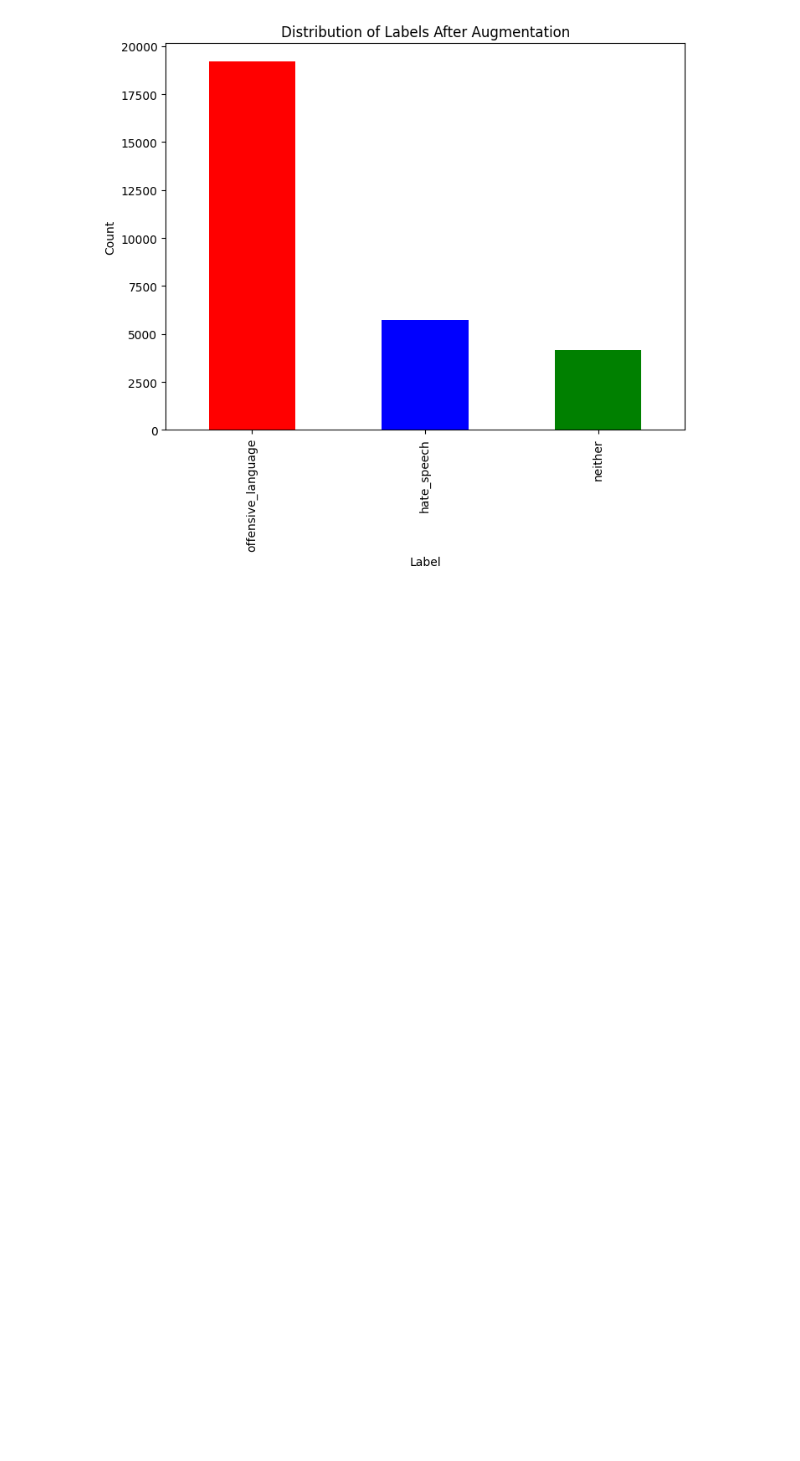
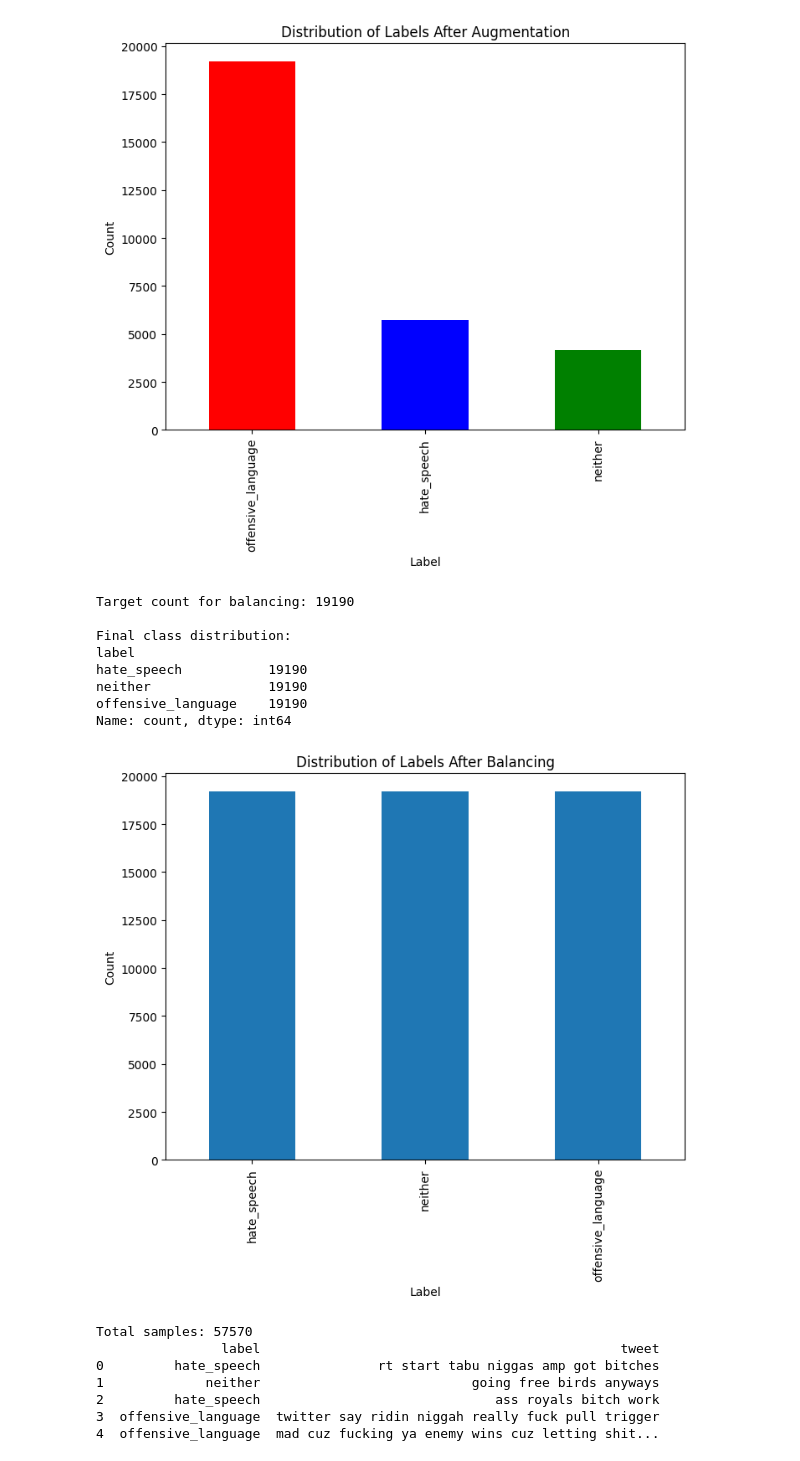
Before and after one commit to ChuTungDuongg/CS221---HateSpeech-Detection-Project, a Jupyter notebook: Bert_pipeline.ipynb, the cells around one changed output. Cells and saved outputs as stored; diff of their text form; code cells hidden in the pictures; blank space fills up the shorter version.

```diff
--- a/Bert_pipeline.ipynb
+++ b/Bert_pipeline.ipynb
@@ -224,3 +240,75 @@ neither                4163
 Name: count, dtype: int64
 Text(0.5, 1.0, 'Distribution of Labels After Augmentation')
 [figure]
+# %%
+# 1) Tách theo label dạng chuỗi
+df_hate   = data_augmented[data_augmented['label'] == 'hate_speech'].copy()
+df_off    = data_augmented[data_augmented['label'] == 'offensive_language'].copy()
+df_nei    = data_augmented[data_augmented['label'] == 'neither'].copy()
+
+# 2) Target = lớp nhiều nhất
+target_count = max(len(df_hate), len(df_off), len(df_nei))
+print("Target count for balancing:", target_count)
+
+def augment_to_target(df_class, target):
+    # Nếu đã >= target thì downsample về đúng target
+    if len(df_class) >= target:
+        return df_class.sample(n=target, replace=False, random_state=42)
+
+    # Nếu thiếu thì oversample + augment
+    need = target - len(df_class)
+    seeds = df_class.sample(n=need, replace=True, random_state=42)
+
+    augmented_rows = []
+    for _, row in seeds.iterrows():
+        # tạo 1 câu mới
+        new_text = augment_text(row['tweet'], num_augments=1)
+        new_text = new_text[0] if new_text else row['tweet']  # phòng trường hợp rỗng
+
+        augmented_rows.append({
+            'tweet': new_text,
+            'label': row['label']
+        })
+
+    augmented_df = pd.DataFrame(augmented_rows)
+    return pd.concat([df_class, augmented_df], ignore_index=True)
+
+balanced_hate = augment_to_target(df_hate, target_count)
+balanced_nei  = augment_to_target(df_nei, target_count)
+
+# 3) Ghép lại dataset cân bằng (giữ offensive nguyên)
+data_balanced = pd.concat([df_off, balanced_hate, balanced_nei], ignore_index=True)
+
+# 4) Shuffle
+data_balanced = data_balanced.sample(frac=1, random_state=42).reset_index(drop=True)
+
+print("\nFinal class distribution:")
+print(data_balanced['label'].value_counts())
+
+import matplotlib.pyplot as plt
+plt.figure(figsize=(8,6))
+data_balanced['label'].value_counts().plot(kind='bar')
+plt.xlabel('Label')
+plt.ylabel('Count')
+plt.title('Distribution of Labels After Balancing')
+plt.show()
+
+print("Total samples:", len(data_balanced))
+print(data_balanced.head())
+# %% [output]
+Target count for balancing: 19190
+
+Final class distribution:
+label
+hate_speech           19190
+neither               19190
+offensive_language    19190
+Name: count, dtype: int64
+[figure, added]
+Total samples: 57570
+                label                                              tweet
+0         hate_speech               rt start tabu niggas amp got bitches
+1             neither                           going free birds anyways
+2         hate_speech                              ass royals bitch work
+3  offensive_language  twitter say ridin niggah really fuck pull trigger
+4  offensive_language  mad cuz fucking ya enemy wins cuz letting shit...
```
Also changed, not shown: parts of 5 cells of this notebook.
